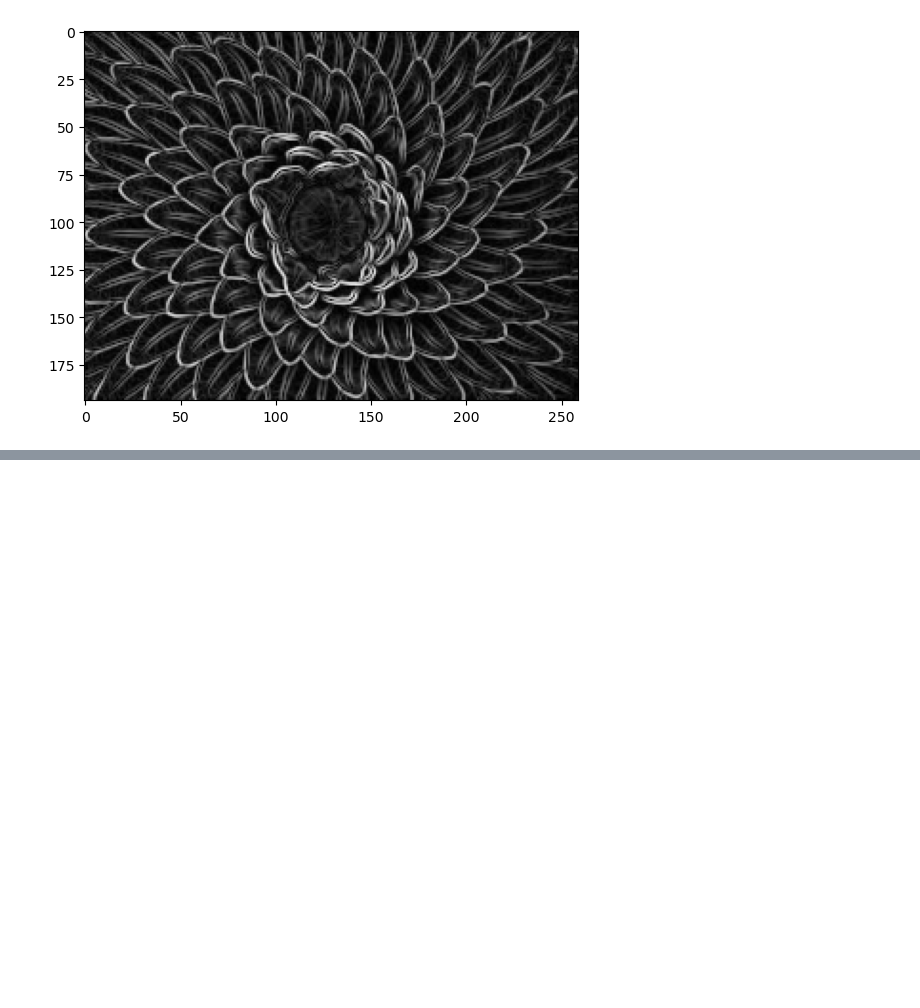
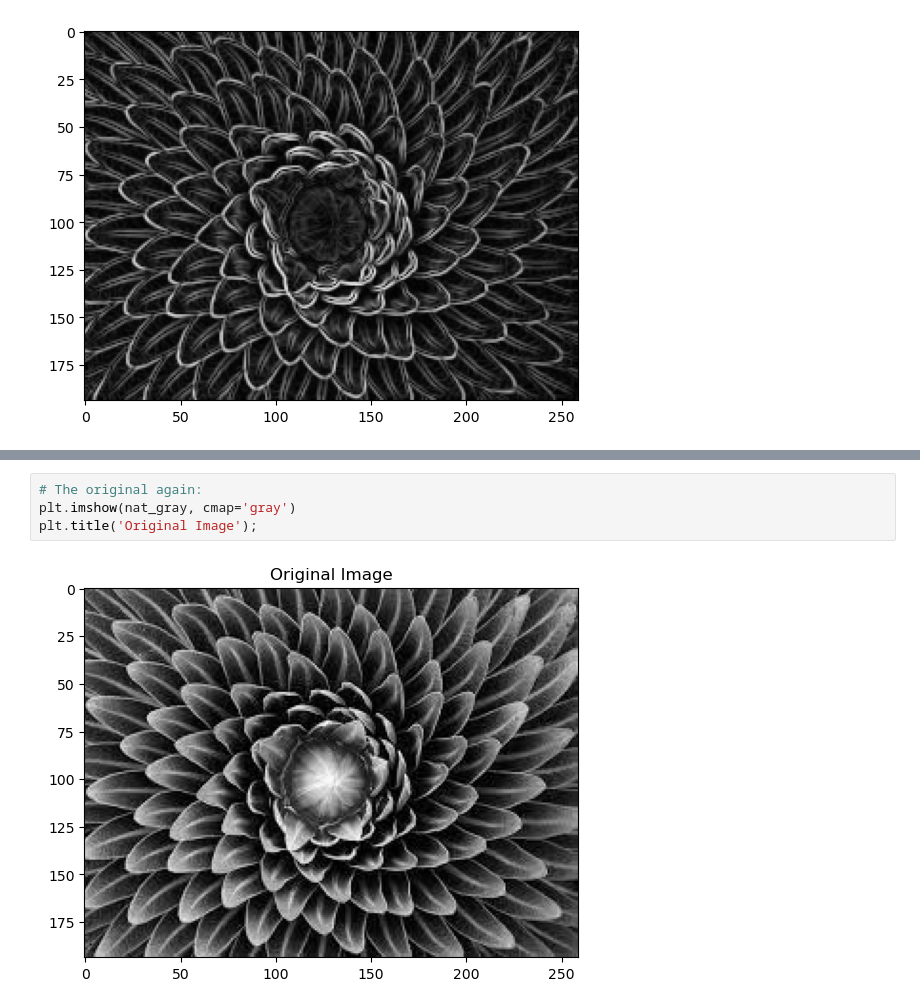
Before and after one commit to BBotzer/AI879, a Jupyter notebook: Week10/Botzer_AI879_HW_Q1_Week10.ipynb, the cells around one changed output, grey strips where cells are left out. Cells and saved outputs as stored; diff of their text form; blank space fills up the shorter version.

```diff
--- a/Week10/Botzer_AI879_HW_Q1_Week10.ipynb
+++ b/Week10/Botzer_AI879_HW_Q1_Week10.ipynb
@@ -77,0 +126,6 @@ plt.imshow(nat_gray_prewitt, cmap='gray');
+# %%
+# The original again:
+plt.imshow(nat_gray, cmap='gray')
+plt.title('Original Image');
+# %% [output]
+[figure, added]
```
Also changed, not shown: parts of 13 cells of this notebook, 1 other file.
